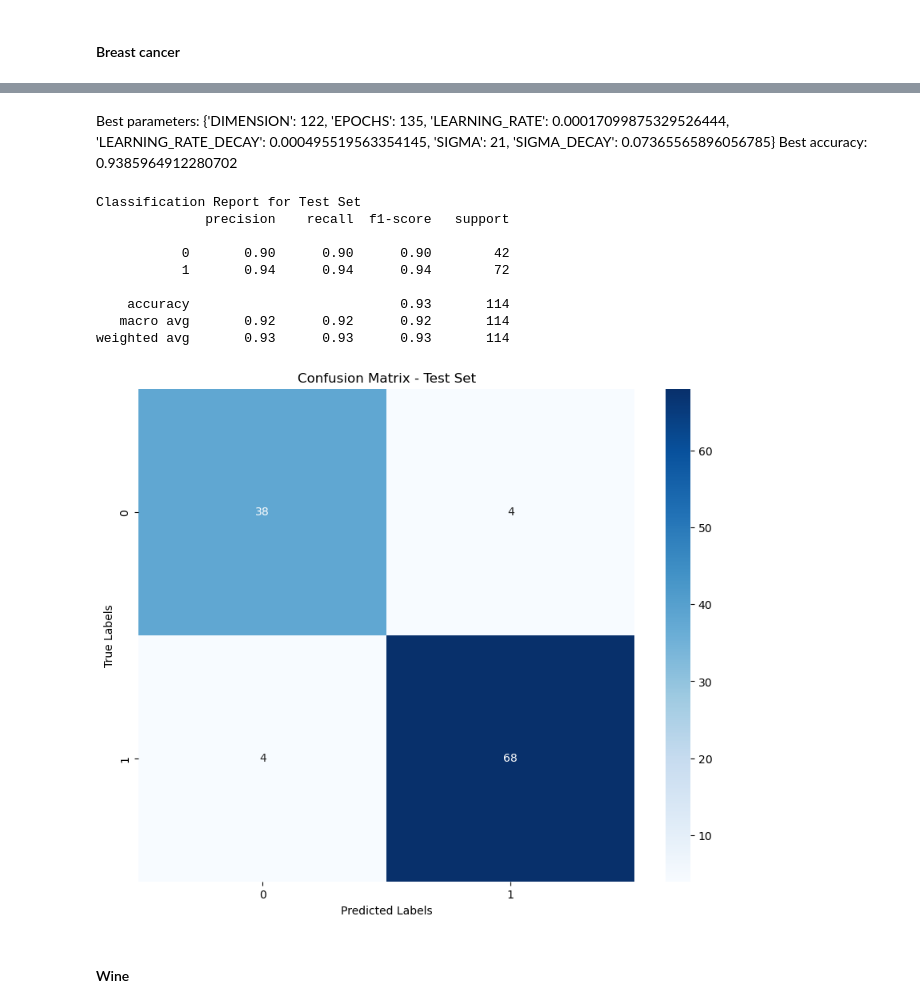
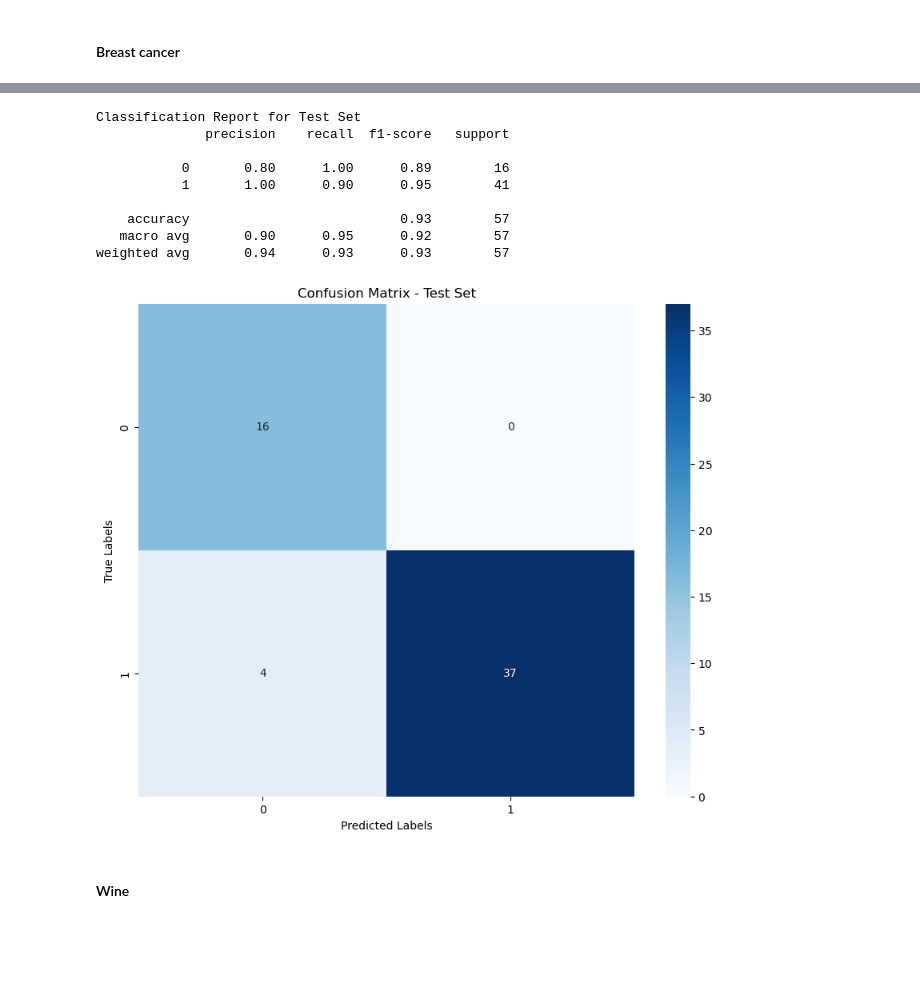
Before and after one commit to flod1n/Mini-project, a Jupyter notebook: mini_project.ipynb, the cells around one changed output, grey strips where cells are left out. Drawn from its saved outputs; the diff is of its cells as text; code cells hidden in the pictures; blank space fills up the shorter version.

```diff
--- a/mini_project.ipynb
+++ b/mini_project.ipynb
@@ -49,6 +49,13 @@ sample = 120
 iris_x_train = iris_x_train.reshape(iris_x_train.shape[0],4).astype(float)[:sample,:]
 iris_y_train = np.array(iris_y_train.astype(int)[:sample])
 
-sample = 30
+sample = 15
 iris_x_test = iris_x_test.reshape(iris_x_test.shape[0],4).astype(float)[:sample,:]
 iris_y_test = np.array(iris_y_test.astype(int)[:sample])
+
+sample = 15
+iris_x_val = iris_x_val.reshape(iris_x_test.shape[0],4).astype(float)[:sample,:]
+iris_y_val = np.array(iris_y_val.astype(int)[:sample])
+
+print(iris_y_val)
+print(iris_y_test)
@@ -94,6 +108,9 @@ print(labels.value_counts())
 print(data.shape)
 data = np.array(data)
 labels = np.array(labels)
+
+cancer_x_train, X_temp, cancer_y_train, y_temp = train_test_split(data, labels, test_size=0.2, random_state=42)
+cancer_x_val, cancer_x_test, cancer_y_val, cancer_y_test = train_test_split(X_temp, y_temp, test_size=0.5, random_state=42)
 # %% [output]
 target
 1    357
@@ -101,11 +118,12 @@ target
 Name: count, dtype: int64
 (569, 30)
 # %%
-cancer_x_train, cancer_x_test, cancer_y_train, cancer_y_test = train_test_split(data, labels, test_size=0.2, random_state=1)
 cancer_x_train = cancer_x_train.reshape(cancer_x_train.shape[0],30).astype(float)
 cancer_y_train = np.array(cancer_y_train.astype(int))
 cancer_x_test = cancer_x_test.reshape(cancer_x_test.shape[0],30).astype(float)
 cancer_y_test = np.array(cancer_y_test.astype(int))
+cancer_x_val = cancer_x_val.reshape(cancer_x_test.shape[0],30).astype(float)
+cancer_y_val = np.array(cancer_y_val.astype(int))
 # %% [markdown]
 ## Load car eval (1728 instances, 6 features)
 
@@ -863,43 +930,32 @@ Best accuracy: 0.9385964912280702
-# %% [markdown]
-Best parameters: {'DIMENSION': 122, 'EPOCHS': 135, 'LEARNING_RATE': 0.00017099875329526444, 'LEARNING_RATE_DECAY': 0.000495519563354145, 'SIGMA': 21, 'SIGMA_DECAY': 0.07365565896056785}
-Best accuracy: 0.9385964912280702
 # %%
-DIMENSION = 122
-EPOCHS = 135
-LEARNING_RATE = 0.0001709
-LEARNING_RATE_DECAY = 0.000495519563354145
-SIGMA = 21
-SIGMA_DECAY = 0.07365
+DIMENSION = 67
+EPOCHS = 52
+LEARNING_RATE = 0.00014486277599668487
+LEARNING_RATE_DECAY = 0.0004499099311483718
+SIGMA = 13
+SIGMA_DECAY = 0.05387345319244747
 
 cancer_som = SOM([28,28],cancer_x_train, DIMENSION,EPOCHS,LEARNING_RATE,LEARNING_RATE_DECAY,SIGMA,SIGMA_DECAY, showMode=0)
 
 label_map = createLabelMap(cancer_som, cancer_x_train, cancer_y_train)
-
-
-# Classify test data
-predictions = classifySOM(cancer_som, label_map, cancer_x_train)
-
-
-# Classify on training set
-train_predictions = classifySOM(cancer_som, label_map, cancer_x_train)
 
 # Classify on test set
 test_predictions = classifySOM(cancer_som, label_map, cancer_x_test)
 
 print("Classification Report for Test Set")
 print(classification_report(cancer_y_test, test_predictions))
 plot_confusion_matrix(cancer_y_test, test_predictions, title="Confusion Matrix - Test Set")
 # %% [output]
 Classification Report for Test Set
               precision    recall  f1-score   support
 
-           0       0.90      0.90      0.90        42
-           1       0.94      0.94      0.94        72
+           0       0.80      1.00      0.89        16
+           1       1.00      0.90      0.95        41
 
-    accuracy                           0.93       114
-   macro avg       0.92      0.92      0.92       114
-weighted avg       0.93      0.93      0.93       114
+    accuracy                           0.93        57
+   macro avg       0.90      0.95      0.92        57
+weighted avg       0.94      0.93      0.93        57
-[figure, old version]
+[figure, new version]
 # %% [markdown]
 #### Wine
 # %%
```
Also changed, not shown: parts of 17 cells of this notebook.
